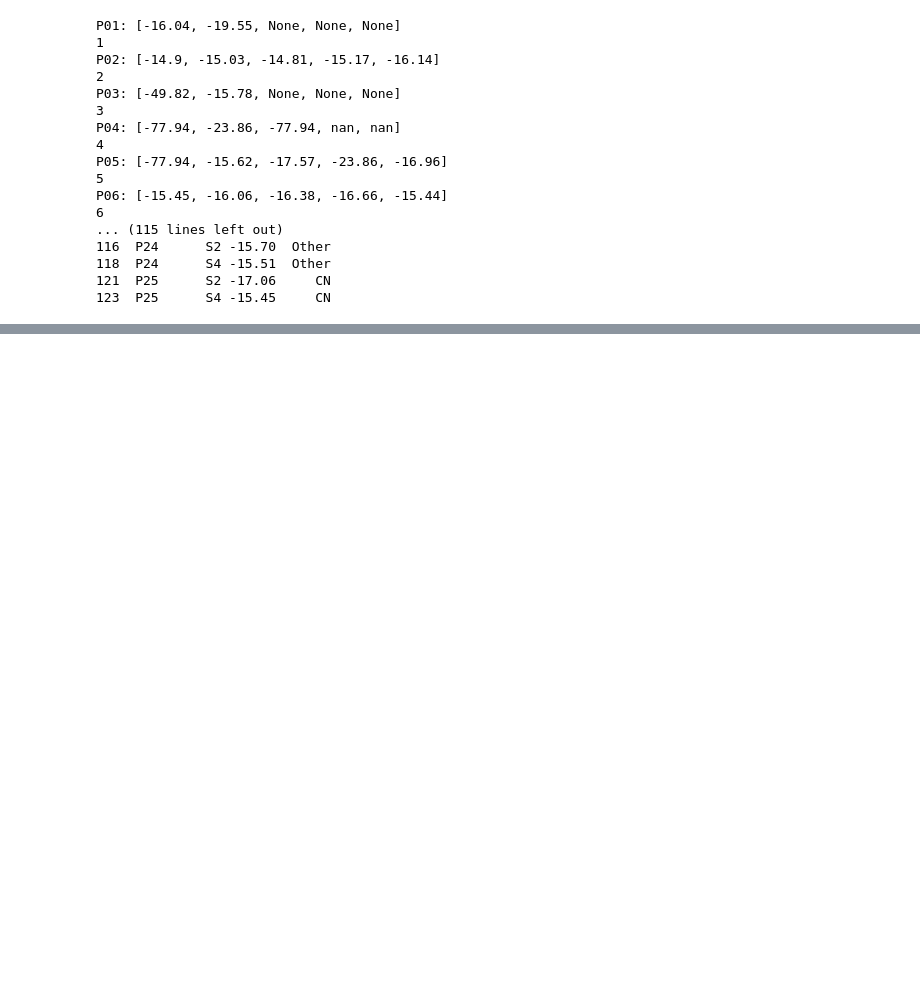
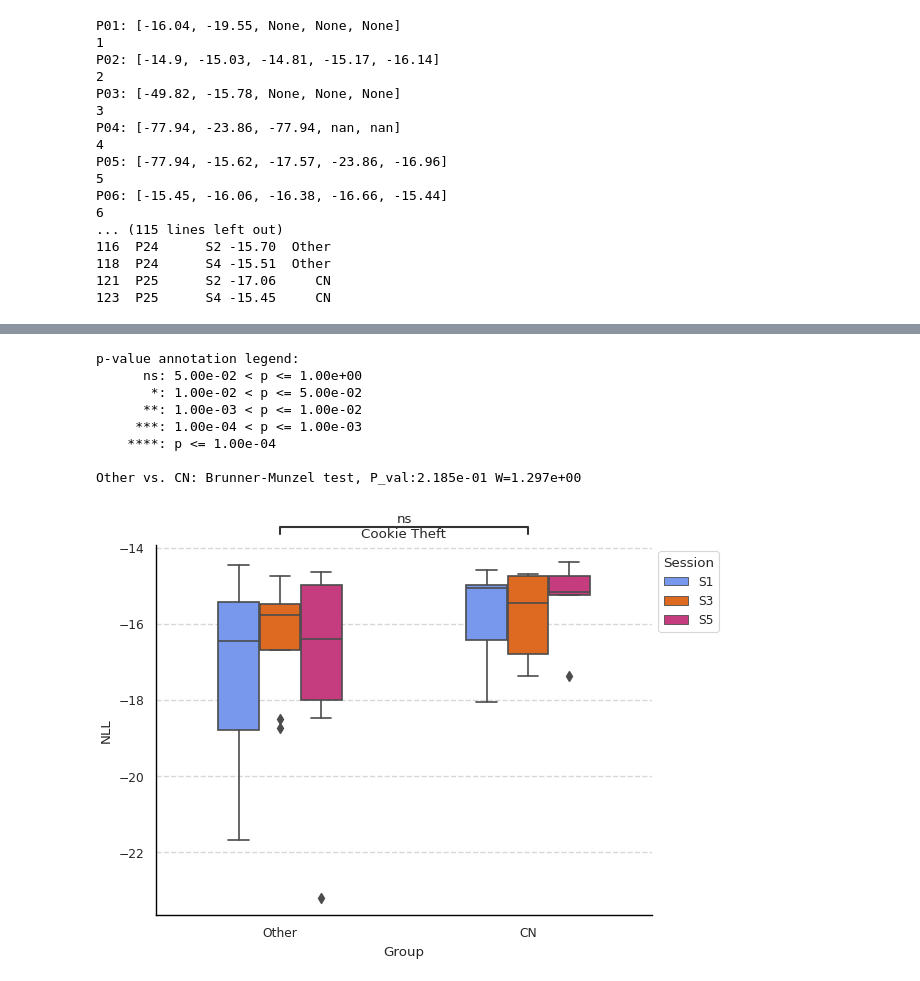
Before and after one commit to mariarlima/llm-hri-cognitive-health, a Jupyter notebook: AnalysisTools/EyeGazeDataTools/GMM_NLL_analysis.ipynb, the cells around one changed output, grey strips where cells are left out. Cells and saved outputs as stored; diff of their text form; code cells hidden in the pictures; blank space fills up the shorter version.

```diff
--- a/AnalysisTools/EyeGazeDataTools/GMM_NLL_analysis.ipynb
+++ b/AnalysisTools/EyeGazeDataTools/GMM_NLL_analysis.ipynb
@@ -230,0 +218,20 @@ with plotting.paper_theme():
+# %%
+pairs = [("CN", "Other")]
+
+with plotting.paper_theme():
+    ax = sns.boxplot(data=df_cookie, x="Group", y="NLL", hue="Session", width=.5) #, gap=.1)
+    sns.move_legend(ax, "upper left", bbox_to_anchor=(1, 1))
+    ax.set_title('Cookie Theft')
+    annotator = Annotator(ax, pairs, data=df_picnic, x="Group", y="NLL")
+    annotator.configure(test='Brunner-Munzel', text_format='star', loc='outside')
+    annotator.apply_and_annotate()
+# %% [output]
+p-value annotation legend:
+      ns: 5.00e-02 < p <= 1.00e+00
+       *: 1.00e-02 < p <= 5.00e-02
+      **: 1.00e-03 < p <= 1.00e-02
+     ***: 1.00e-04 < p <= 1.00e-03
+    ****: p <= 1.00e-04
+
+Other vs. CN: Brunner-Munzel test, P_val:2.185e-01 W=1.297e+00
+[figure, added]
```
Also changed, not shown: parts of 5 cells of this notebook, 8 other files.
